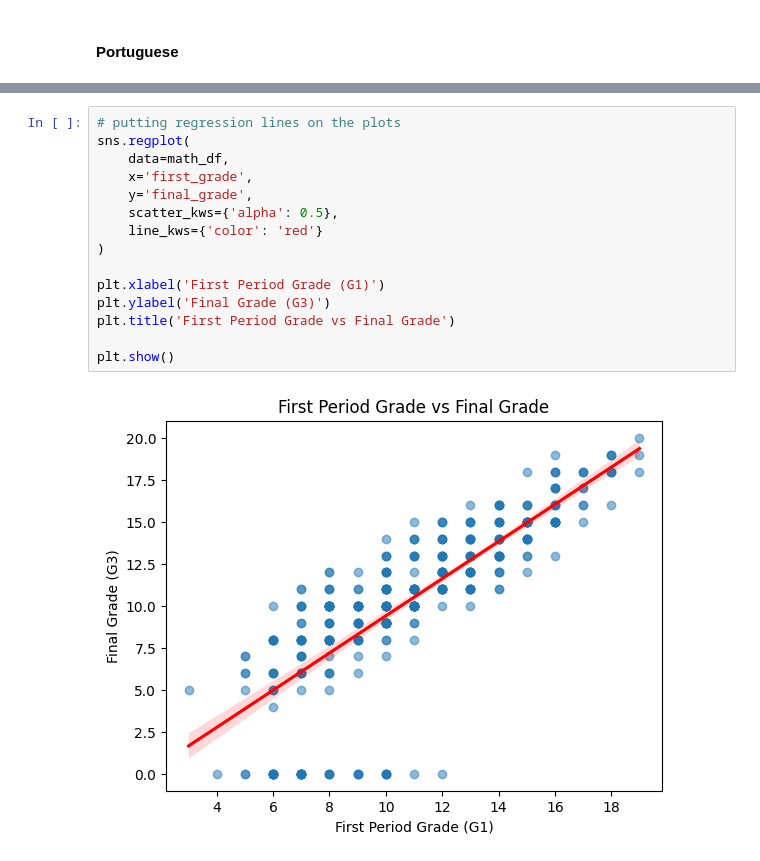
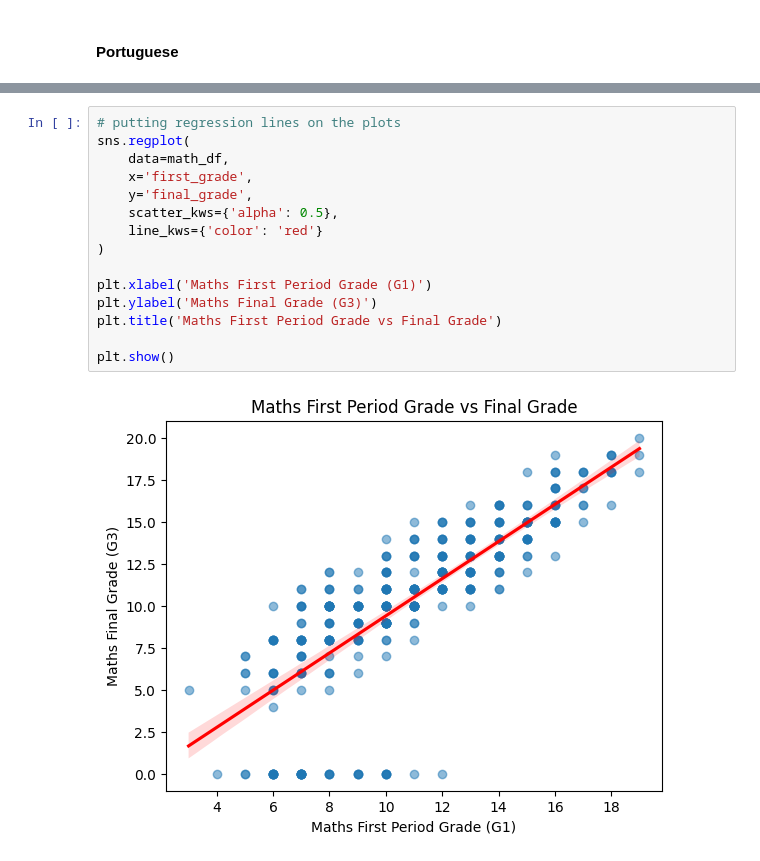
Before and after one commit to tingly-amua/Student-Performance-Analysis, a Jupyter notebook: EDA.ipynb, the cells around one changed output, grey strips where cells are left out. Saved outputs shown, nothing was run; the diff lists cells and outputs as text.

Commit message:
fix plots titles to align with renamed columns

```diff
--- a/EDA.ipynb
+++ b/EDA.ipynb
@@ -626,17 +679,17 @@ plt.show()
 # %%
 # putting regression lines on the plots
 sns.regplot(
     data=math_df,
     x='first_grade',
     y='final_grade',
     scatter_kws={'alpha': 0.5},
     line_kws={'color': 'red'}
 )
 
-plt.xlabel('First Period Grade (G1)')
-plt.ylabel('Final Grade (G3)')
-plt.title('First Period Grade vs Final Grade')
+plt.xlabel('Maths First Period Grade (G1)')
+plt.ylabel('Maths Final Grade (G3)')
+plt.title('Maths First Period Grade vs Final Grade')
 
 plt.show()
 # %% [output]
-[figure, old version]
+[figure, new version]
```
Also changed, not shown: parts of 10 cells of this notebook.
